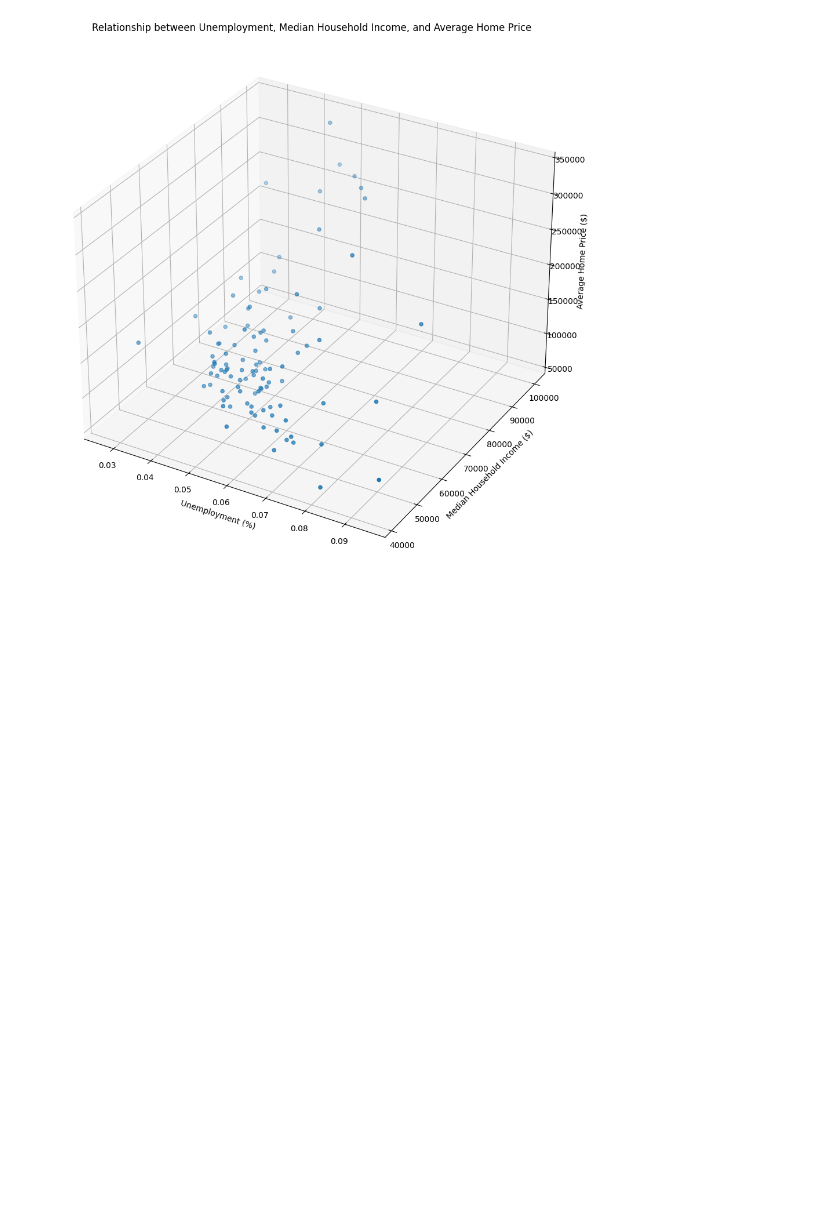
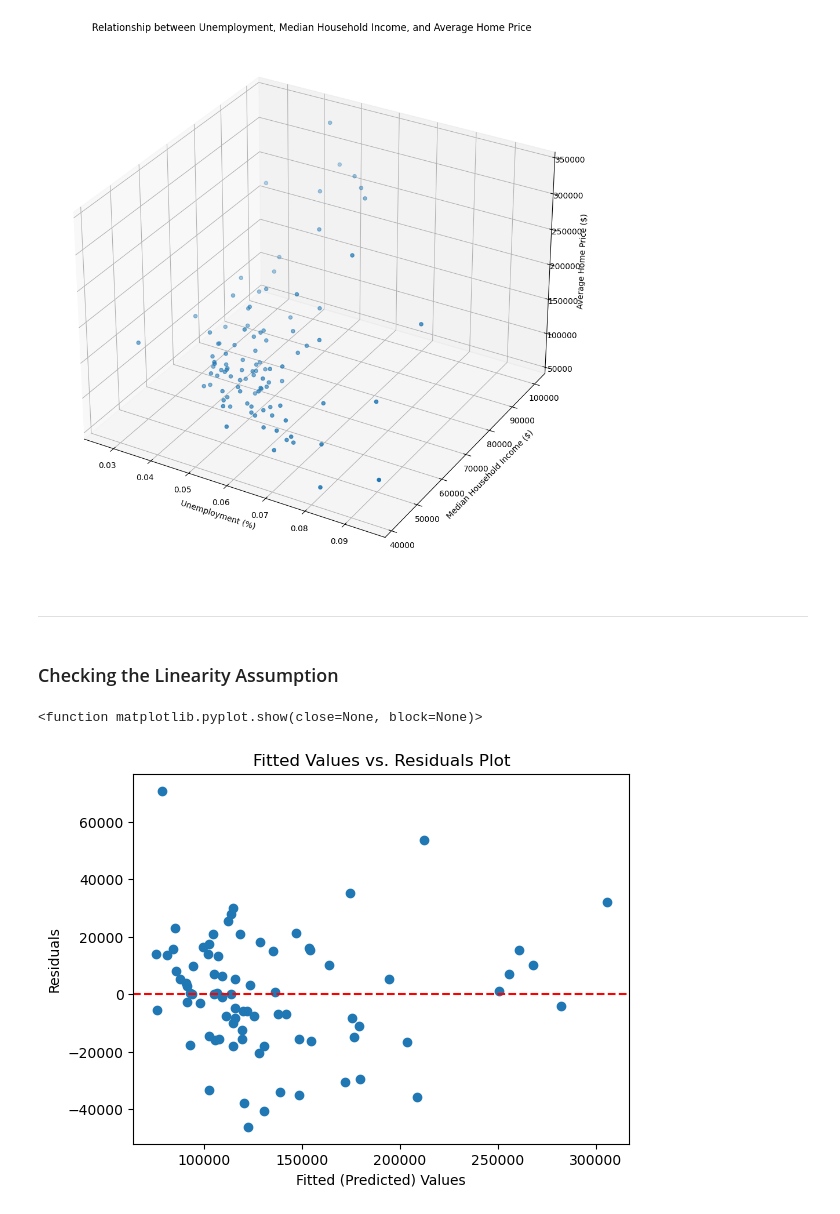
Before and after one commit to BenLeidig/illinois-home-prices, a Jupyter notebook: regression_classification/eda.ipynb, the cells around one changed output. Cells and saved outputs as stored; diff of their text form; code cells hidden in the pictures; blank space fills up the shorter version.

```diff
--- a/regression_classification/eda.ipynb
+++ b/regression_classification/eda.ipynb
@@ -388,3 +392,21 @@ plt.show()
 [figure]
 [figure]
 [figure]
+# %% [markdown]
+-----------------------------------------------------------------------------------------------------------------------------------------------------------------------------------------------
+# %% [markdown]
+### Checking the Linearity Assumption
+# %%
+df_train, df_test = train_test_split(df, test_size = 0.2, random_state = 0)
+
+full_model = smf.ols('average_home_price~pct_college_education+unemployment_rate+median_household_income', data = df_train).fit()
+
+plt.scatter(full_model.fittedvalues, full_model.resid)
+plt.axhline(y = 0, color = 'r', linestyle = '--')
+plt.xlabel('Fitted (Predicted) Values')
+plt.ylabel('Residuals')
+plt.title('Fitted Values vs. Residuals Plot')
+plt.show
+# %% [output]
+<function matplotlib.pyplot.show(close=None, block=None)>
+[figure, added]
```
Also changed, not shown: parts of 2 cells of this notebook, 3 other files.
